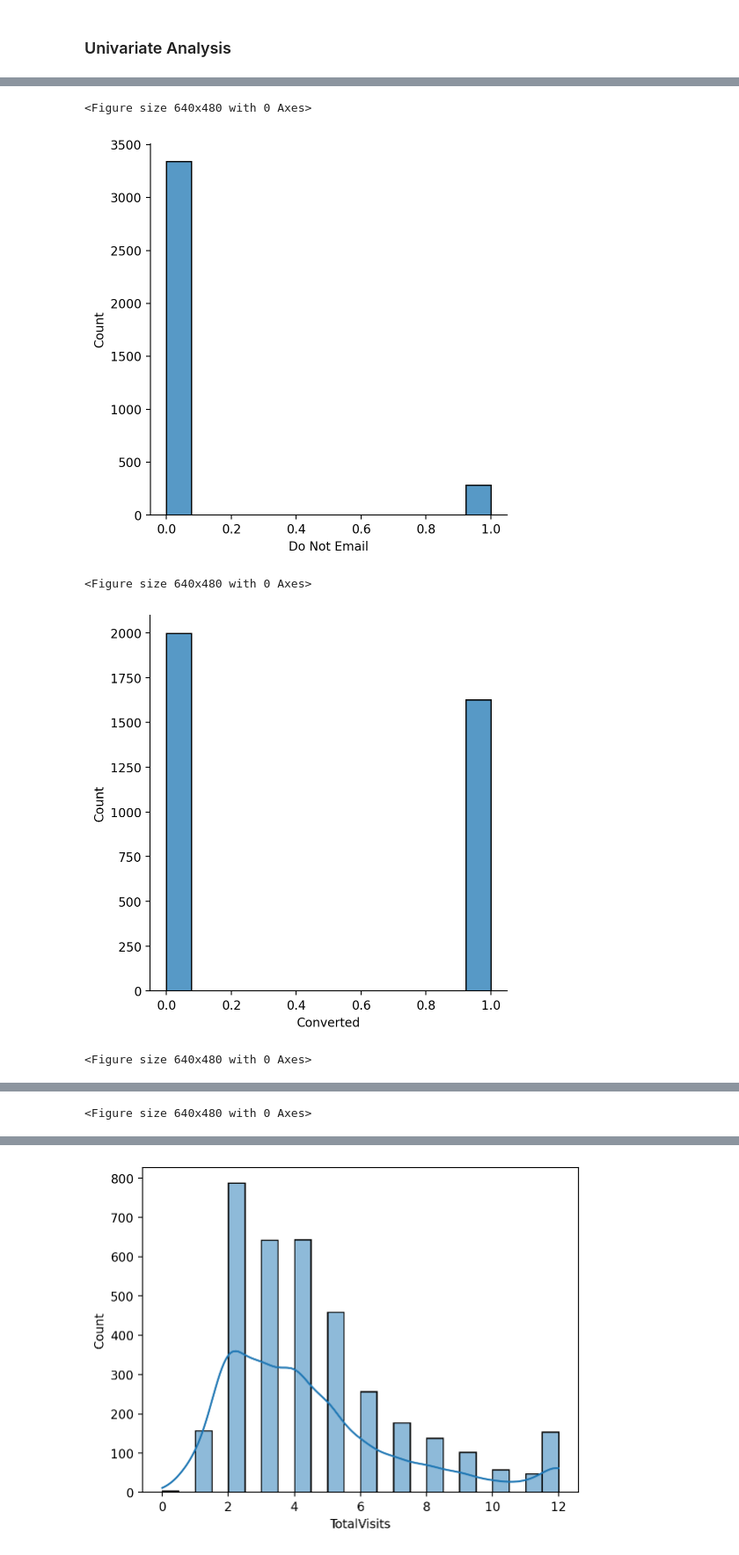
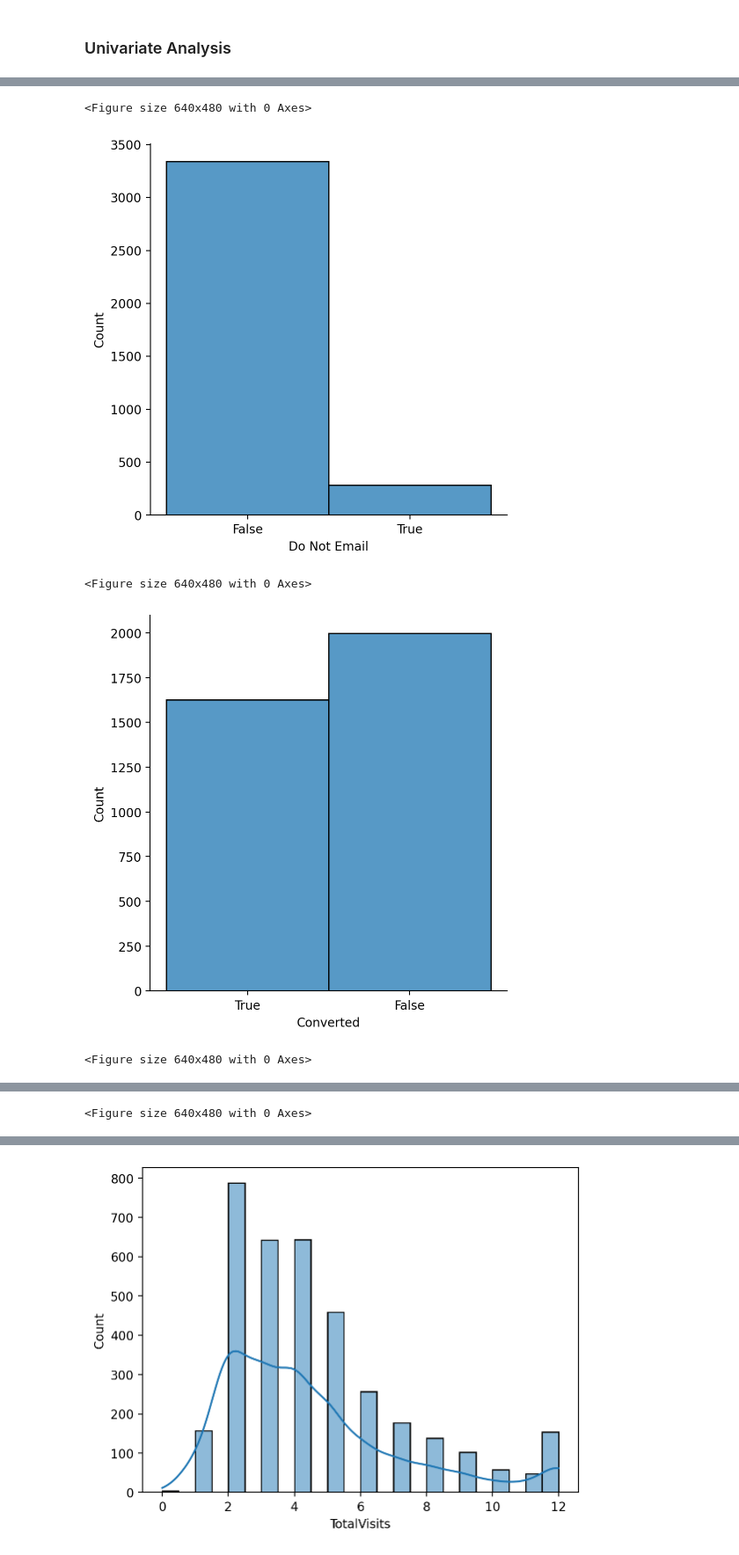
Before and after one commit to notvarunseth/ml-assignment, a Jupyter notebook: 1_notebook.ipynb, the cells around one changed output, grey strips where cells are left out. Shown at 88% size. Cells and saved outputs as stored; diff of their text form; code cells hidden in the pictures.

```diff
--- a/1_notebook.ipynb
+++ b/1_notebook.ipynb
@@ -421,17 +443,20 @@ df = pd.read_pickle('cleaning_final.pkl')
 # %%
 for column in df.select_dtypes(exclude=[float, int]):
+    df_col = df[column]
+    if df_col.dtype == bool:
+        df_col = df_col.astype(str)
     plt.figure()
-    sns.displot(df[column])
+    sns.displot(df_col)
     plt.show()
 # %% [output]
 <Figure size 640x480 with 0 Axes>
 [figure]
 <Figure size 640x480 with 0 Axes>
 [figure]
 <Figure size 640x480 with 0 Axes>
-[figure, old version]
+[figure, new version]
 <Figure size 640x480 with 0 Axes>
-[figure, old version]
+[figure, new version]
 <Figure size 640x480 with 0 Axes>
 [figure]
 <Figure size 640x480 with 0 Axes>
```
Also changed, not shown: parts of 10 cells of this notebook.
